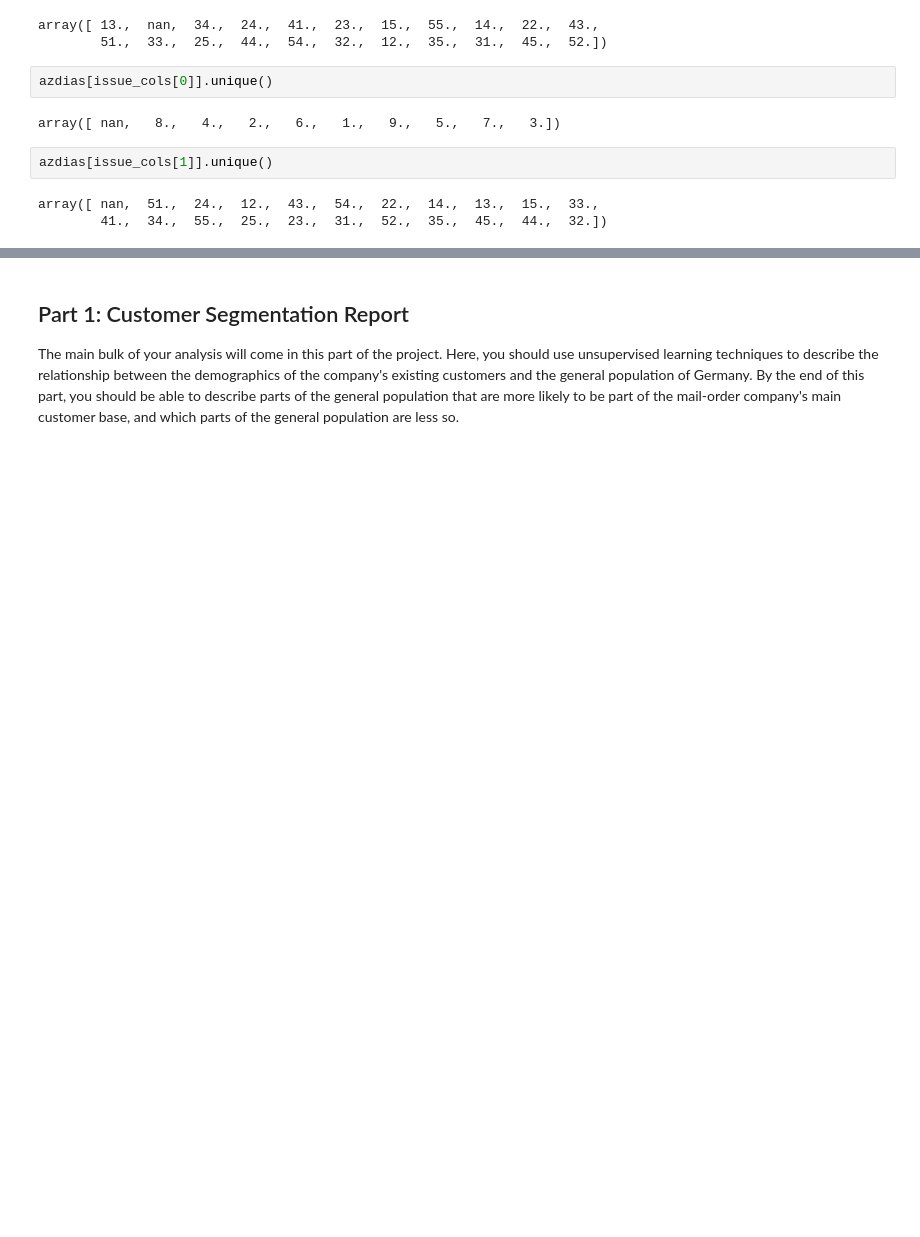
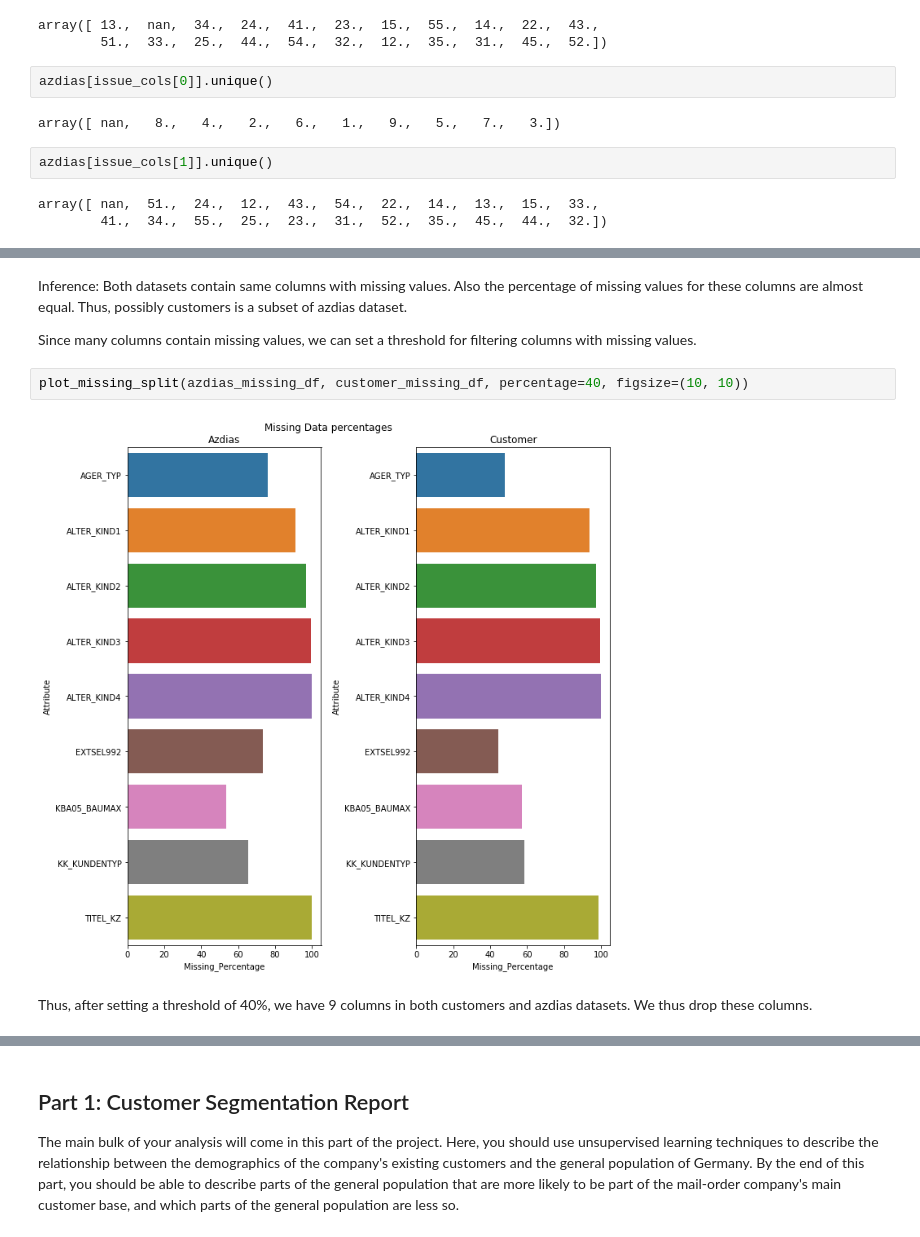
Before and after one commit to ksantosh95/Customer_Segmentation_Arvato, a Jupyter notebook: Arvato Project Workbook.ipynb, the cells around one changed output, grey strips where cells are left out. Cells and saved outputs as stored; diff of their text form; blank space fills up the shorter version.

```diff
--- a/Arvato Project Workbook.ipynb
+++ b/Arvato Project Workbook.ipynb
@@ -262,0 +584,11 @@ array([ nan,  51.,  24.,  12.,  43.,  54.,  22.,  14.,  13.,  15.,  33.,
+# %% [markdown]
+Inference:
+    Both datasets contain same columns with missing values. Also the percentage of missing values for these columns are almost equal. Thus, possibly customers is a subset of azdias dataset.
+
+Since many columns contain missing values, we can set a threshold for filtering columns with missing values.
+# %%
+plot_missing_split(azdias_missing_df, customer_missing_df, percentage=40, figsize=(10, 10))
+# %% [output]
+[figure, added]
+# %% [markdown]
+Thus, after setting a threshold of 40%, we have 9 columns in both customers and azdias datasets. We thus drop these columns.
```
Also changed, not shown: parts of 50 cells of this notebook.
